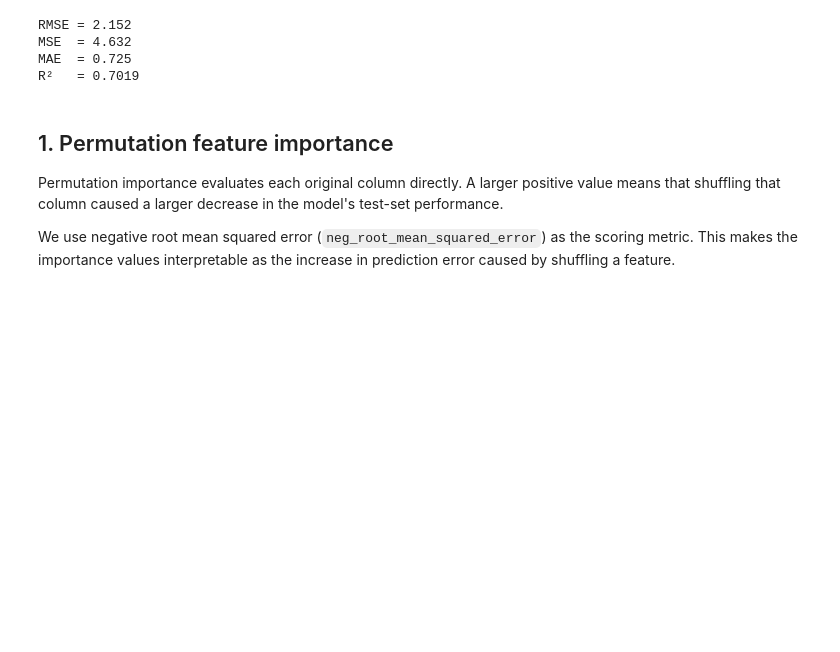
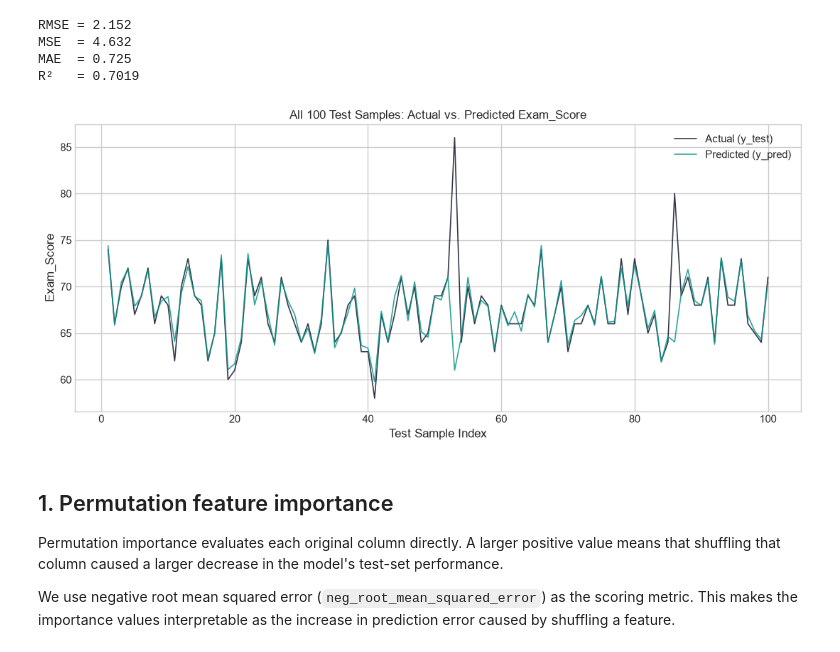
Before and after one commit to miguelestradam3/students_performance, a Jupyter notebook: main.ipynb, the cells around one changed output. Saved outputs shown, nothing was run; the diff lists cells and outputs as text; code cells hidden in the pictures; blank space fills up the shorter version.

Commit message:
Added graph to visualize the predictions next to the actual values

```diff
--- a/main.ipynb
+++ b/main.ipynb
@@ -388,6 +388,49 @@ RMSE = 2.152
 MSE  = 4.632
 MAE  = 0.725
 R²   = 0.7019
+# %%
+def plot_all_samples(y_test, y_pred, n_samples=None, target_name="Exam_Score"):
+  y_test = np.asarray(y_test)
+  y_pred = np.asarray(y_pred)
+
+  # Default to the entire test set when n_samples is None
+  total = len(y_test) if n_samples is None else min(n_samples, len(y_test))
+  idx = np.arange(1, total + 1)
+
+  plt.style.use("seaborn-v0_8-whitegrid")
+  fig, ax = plt.subplots(figsize=(11, 5))
+
+  # Thin lines with slight transparency keep dense multi-thousand-point plots readable
+  ax.plot(
+      idx,
+      y_test[:total],
+      linewidth=1.2,
+      alpha=0.85,
+      color="#0f172a",
+      label="Actual (y_test)",
+  )
+  ax.plot(
+      idx,
+      y_pred[:total],
+      linewidth=1.2,
+      alpha=0.85,
+      color="#0d9488",
+      label="Predicted (y_pred)",
+  )
+
+  ax.set_title(f"All {total} Test Samples: Actual vs. Predicted {target_name}")
+  ax.set_xlabel("Test Sample Index")
+  ax.set_ylabel(target_name)
+  ax.legend(loc="best")
+
+  plt.tight_layout()
+  plt.show()
+
+
+# Plots every sample in y_test / y_pred:
+plot_all_samples(y_test, y_predict, n_samples=100, target_name="Exam_Score")
+# %% [output]
+[figure, added]
 # %% [markdown]
 ## 1. Permutation feature importance
 
```
Also changed, not shown: parts of 4 cells of this notebook.
